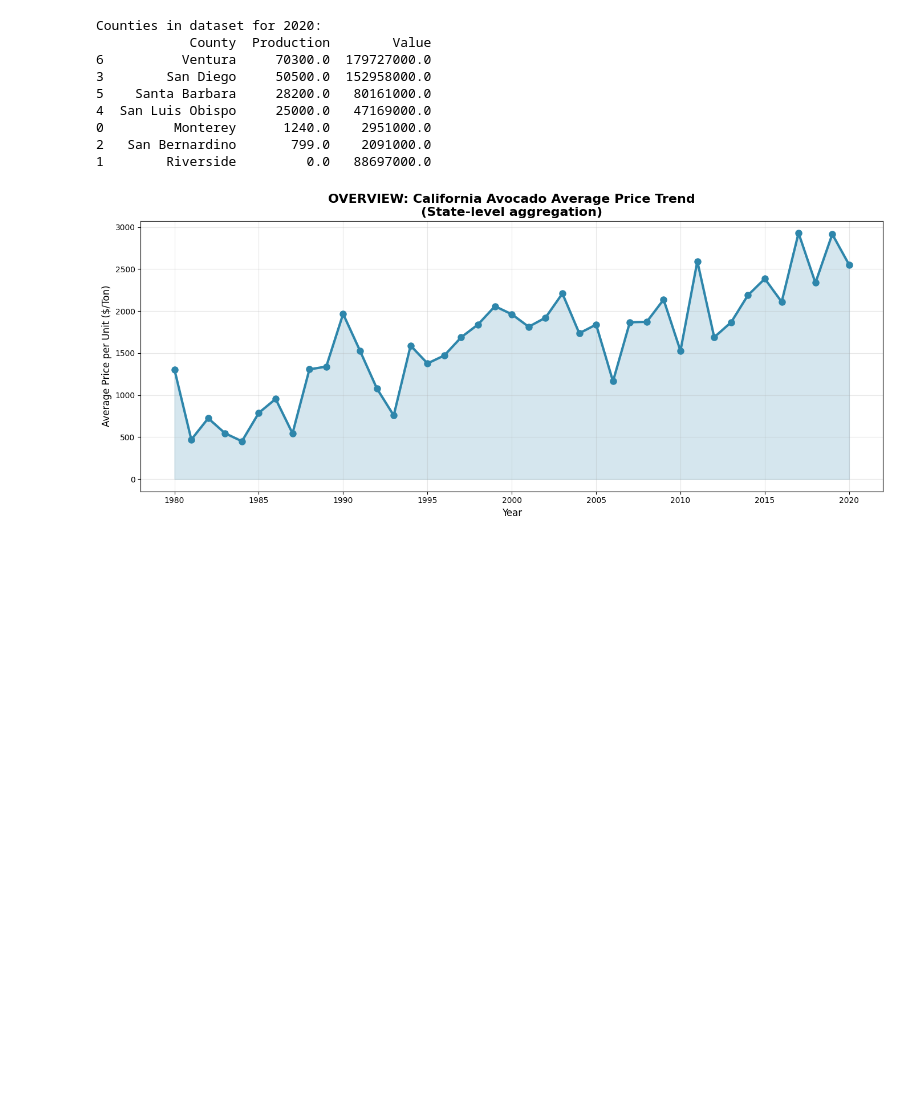
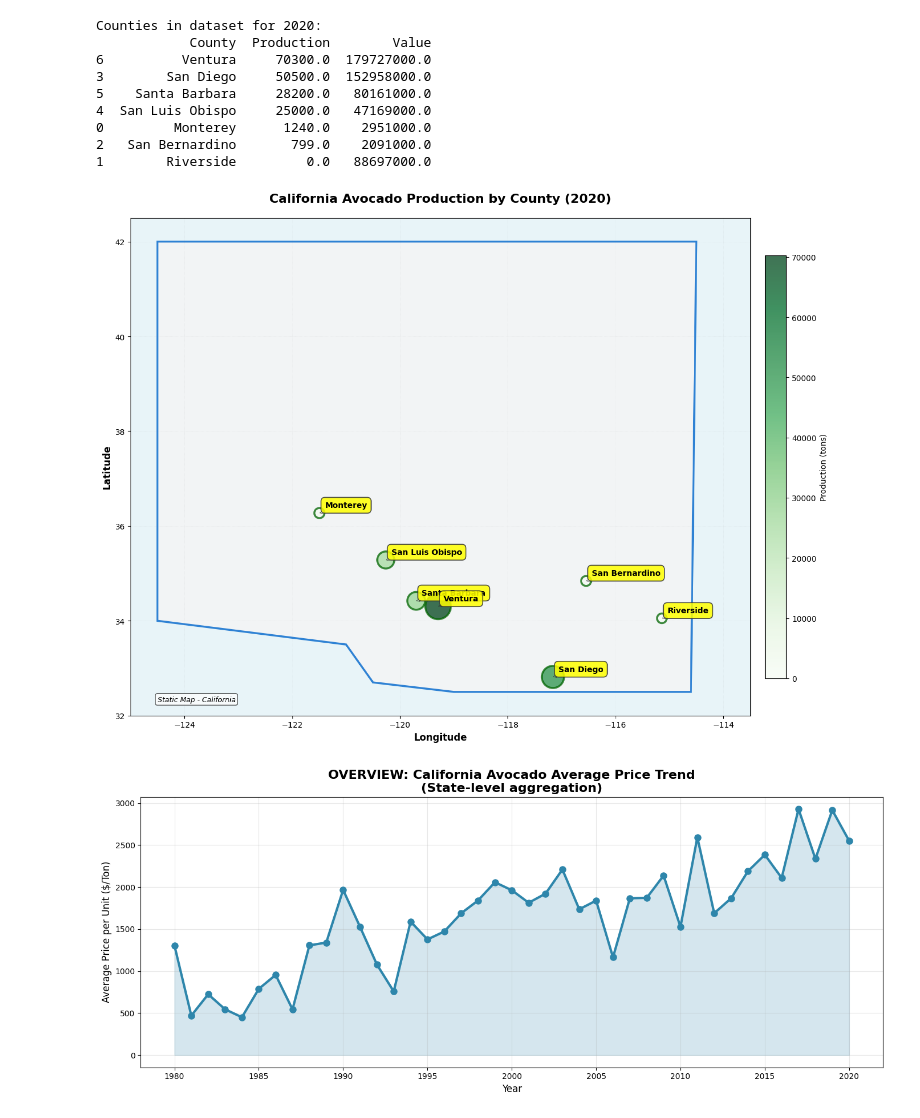
Before and after one commit to katrimik/avocado_vis, a Jupyter notebook: vis.ipynb, the cells around one changed output. Drawn from its saved outputs; the diff is of its cells as text; code cells hidden in the pictures; blank space fills up the shorter version.

Commit message:
static scatter plot

```diff
--- a/vis.ipynb
+++ b/vis.ipynb
@@ -191,6 +191,89 @@ fig.update_layout(
 )
 
 fig.show()
+# %%
+import matplotlib.pyplot as plt
+from matplotlib.patches import Rectangle, Polygon
+import numpy as np
+
+# Create figure with map-style background
+fig, ax = plt.subplots(figsize=(14, 10))
+
+# Set background color (light blue for water/sky)
+ax.set_facecolor('#e8f4f8')
+
+# California approximate boundary (rough polygon)
+ca_boundary = Polygon([
+    [-124.5, 42],      # NW corner
+    [-114.5, 42],      # NE corner
+    [-114.6, 32.5],    # SE corner
+    [-117, 32.5],      # South
+    [-119, 32.5],      # South-central
+    [-120.5, 32.7],    # Southwest
+    [-121, 33.5],      # Southwest
+    [-124.5, 34],      # West coast
+    [-124.5, 42]       # Back to NW
+], closed=True, linewidth=2.5, edgecolor='#0066cc', facecolor='#f5f5f5', alpha=0.8)
+
+ax.add_patch(ca_boundary)
+
+# Set extent
+ax.set_xlim(-125, -113.5)
+ax.set_ylim(32, 42.5)
+
+# Add fine grid
+ax.grid(True, alpha=0.15, linestyle=':', linewidth=0.5, color='gray')
+
+# Normalize production for marker sizes
+min_prod = county_production['Production'].min()
+max_prod = county_production['Production'].max()
+sizes = ((county_production['Production'] - min_prod) / (max_prod - min_prod)) * 900 + 150
+
+# Plot scatter points
+scatter = ax.scatter(
+    county_production['Longitude'],
+    county_production['Latitude'],
+    s=sizes,
+    c=county_production['Production'],
+    cmap='Greens',
+    alpha=0.75,
+    edgecolors='darkgreen',
+    linewidth=2.5,
+    zorder=5
+)
+
+# Add county labels with better positioning
+for idx, row in county_production.iterrows():
+    ax.annotate(
+        row['County'],
+        (row['Longitude'], row['Latitude']),
+        xytext=(7, 7),
+        textcoords='offset points',
+        fontsize=10,
+        fontweight='bold',
+        bbox=dict(boxstyle='round,pad=0.5', facecolor='yellow', alpha=0.85, edgecolor='#333333', linewidth=1.2),
+        zorder=10,
+        arrowprops=dict(arrowstyle='->', connectionstyle='arc3,rad=0', lw=0.5, color='#333333')
+    )
+
+# Add colorbar
+cbar = plt.colorbar(scatter, ax=ax, label='Production (tons)', pad=0.02, shrink=0.85)
+cbar.ax.tick_params(labelsize=10)
+
+# Labels and title
+ax.set_xlabel('Longitude', fontsize=12, fontweight='bold')
+ax.set_ylabel('Latitude', fontsize=12, fontweight='bold')
+ax.set_title(f'California Avocado Production by County ({latest_year})',
+             fontsize=16, fontweight='bold', pad=20)
+
+# Add a text annotation showing this is a map of California
+ax.text(-124.5, 32.3, 'Static Map - California', fontsize=9, style='italic',
+        bbox=dict(boxstyle='round', facecolor='white', alpha=0.7))
+
+plt.tight_layout()
+plt.show()
+# %% [output]
+[figure, added]
 # %%
 # OVERVIEW PLOT: California Statewide Average Price Trend - from farmers to buyers
 # VISUALIZATION PRINCIPLE: Spatial position (time × price) for quantitative comparison
```
